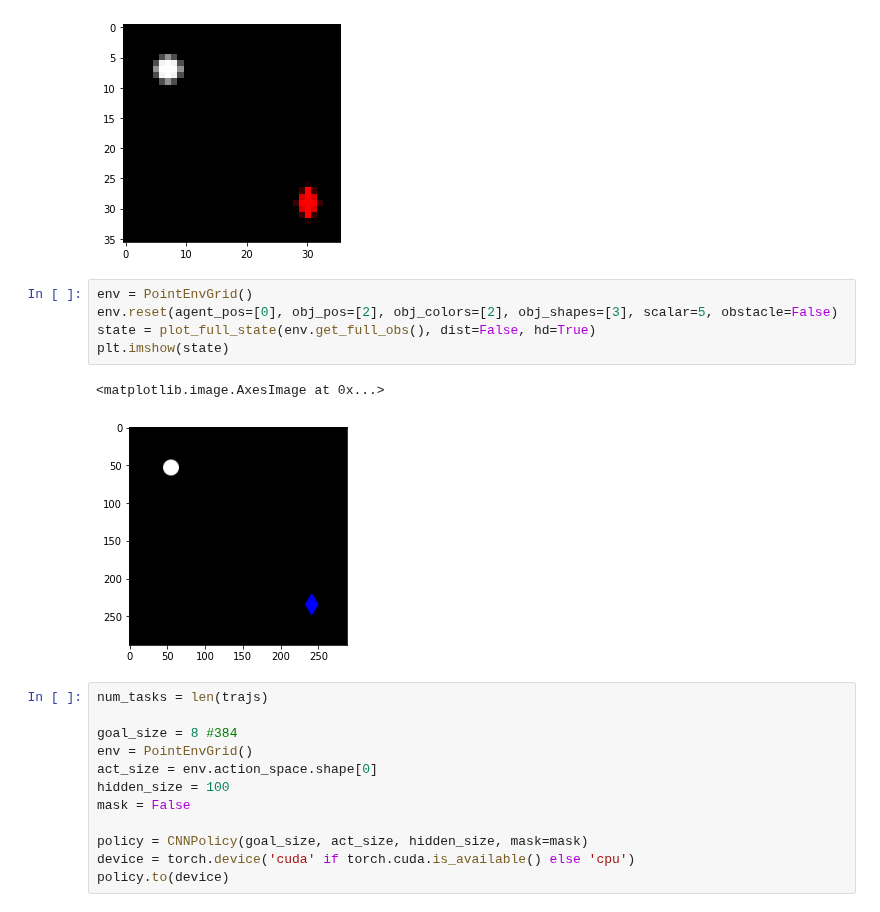
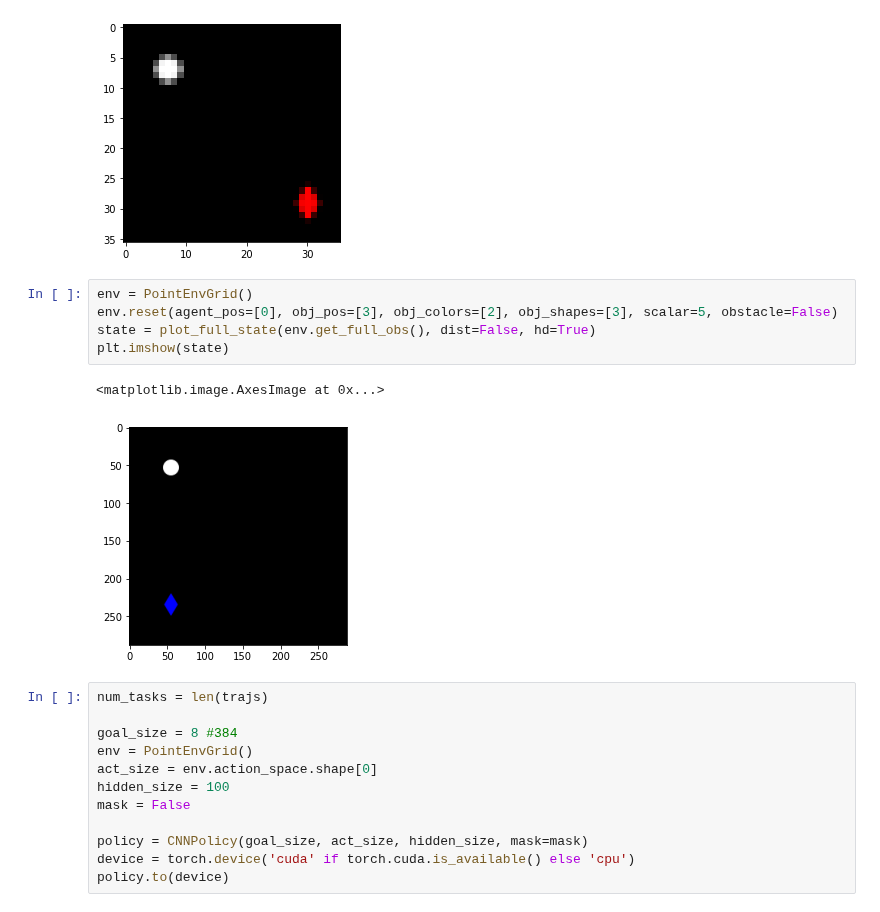
Before and after one commit to andipeng/counterfactual-adaptation, a Jupyter notebook: exps/toycomplex_images.ipynb, the cells around one changed output. Drawn from its saved outputs; the diff is of its cells as text.

```diff
--- a/exps/toycomplex_images.ipynb
+++ b/exps/toycomplex_images.ipynb
@@ -449,12 +449,12 @@ plt.imshow(trajs[traj]['obs'][step])
 [figure]
 # %%
 env = PointEnvGrid()
-env.reset(agent_pos=[0], obj_pos=[2], obj_colors=[2], obj_shapes=[3], scalar=5, obstacle=False)
+env.reset(agent_pos=[0], obj_pos=[3], obj_colors=[2], obj_shapes=[3], scalar=5, obstacle=False)
 state = plot_full_state(env.get_full_obs(), dist=False, hd=True)
 plt.imshow(state)
 # %% [output]
 <matplotlib.image.AxesImage at 0x...>
-[figure, old version]
+[figure, new version]
 # %%
 num_tasks = len(trajs)
 
```
Also changed, not shown: 30 other files.
